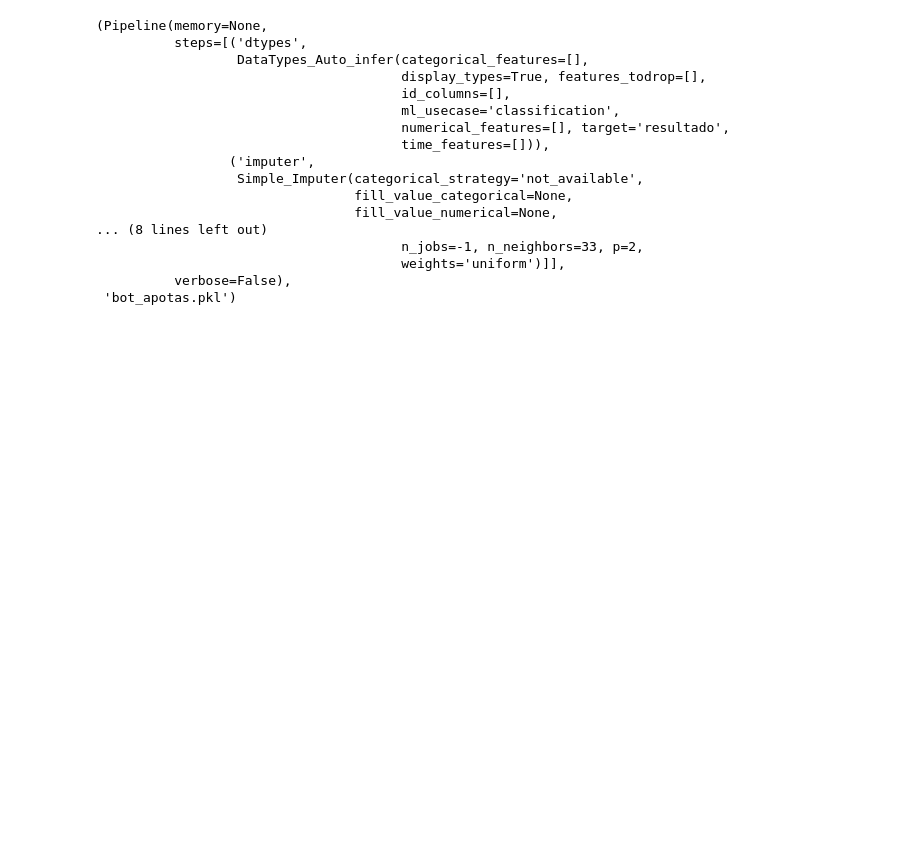
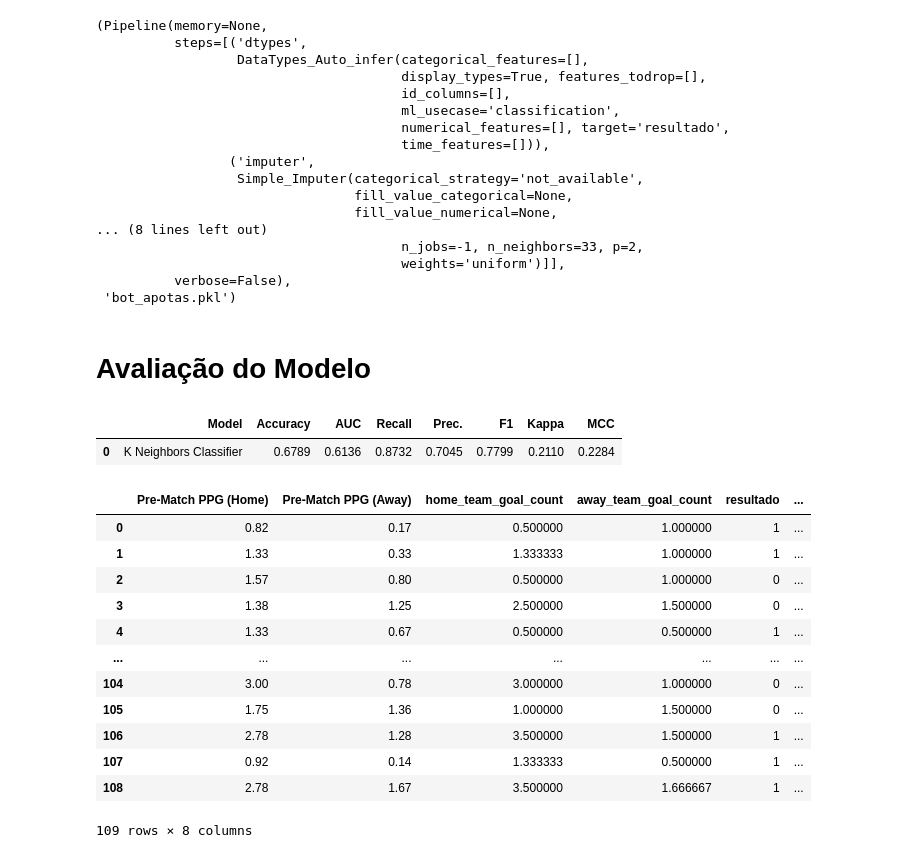
Before and after one commit to guilhermelt-22/final_project, a Jupyter notebook: criacao_de_modelo.ipynb, the cells around one changed output. Saved outputs shown, nothing was run; the diff lists cells and outputs as text; code cells hidden in the pictures; blank space fills up the shorter version.

```diff
--- a/criacao_de_modelo.ipynb
+++ b/criacao_de_modelo.ipynb
@@ -304,3 +306,11 @@ Transformation Pipeline and Model Successfully Saved
                                        weights='uniform')]],
           verbose=False),
  'bot_apotas.pkl')
+# %% [markdown]
+# Avaliação do Modelo
+# %%
+# dataframe de previsão
+previsao = predict_model(tuned_model)
+# %% [output]
+|  | Model | Accuracy | AUC | Recall | Prec. | F1 | Kappa | MCC |
+| 0 | K Neighbors Classifier | 0.6789 | 0.6136 | 0.8732 | 0.7045 | 0.7799 | 0.2110 | 0.2284 |
@@ -306,0 +320,16 @@ Transformation Pipeline and Model Successfully Saved
+# %%
+previsao
+# %% [output]
+|  | Pre-Match PPG (Home) | Pre-Match PPG (Away) | home_team_goal_count | away_team_goal_count | resultado | ... |
+| 0 | 0.82 | 0.17 | 0.500000 | 1.000000 | 1 | ... |
+| 1 | 1.33 | 0.33 | 1.333333 | 1.000000 | 1 | ... |
+| 2 | 1.57 | 0.80 | 0.500000 | 1.000000 | 0 | ... |
+| 3 | 1.38 | 1.25 | 2.500000 | 1.500000 | 0 | ... |
+| 4 | 1.33 | 0.67 | 0.500000 | 0.500000 | 1 | ... |
+| ... | ... | ... | ... | ... | ... | ... |
+| 104 | 3.00 | 0.78 | 3.000000 | 1.000000 | 0 | ... |
+| 105 | 1.75 | 1.36 | 1.000000 | 1.500000 | 0 | ... |
+| 106 | 2.78 | 1.28 | 3.500000 | 1.500000 | 1 | ... |
+| 107 | 0.92 | 0.14 | 1.333333 | 0.500000 | 1 | ... |
+| 108 | 2.78 | 1.67 | 3.500000 | 1.666667 | 1 | ... |
+109 rows × 8 columns
```
Also changed, not shown: parts of 6 cells of this notebook, 5 other files.
